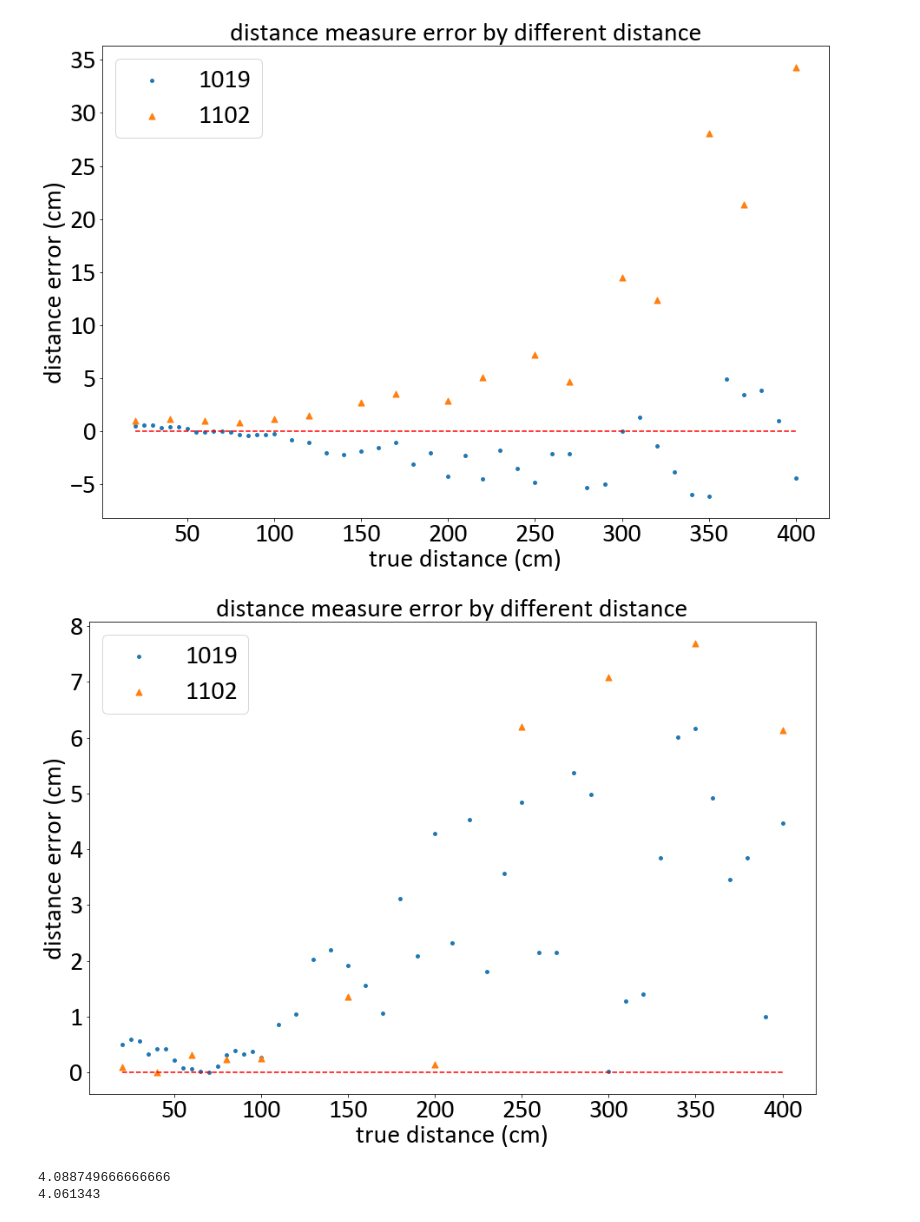
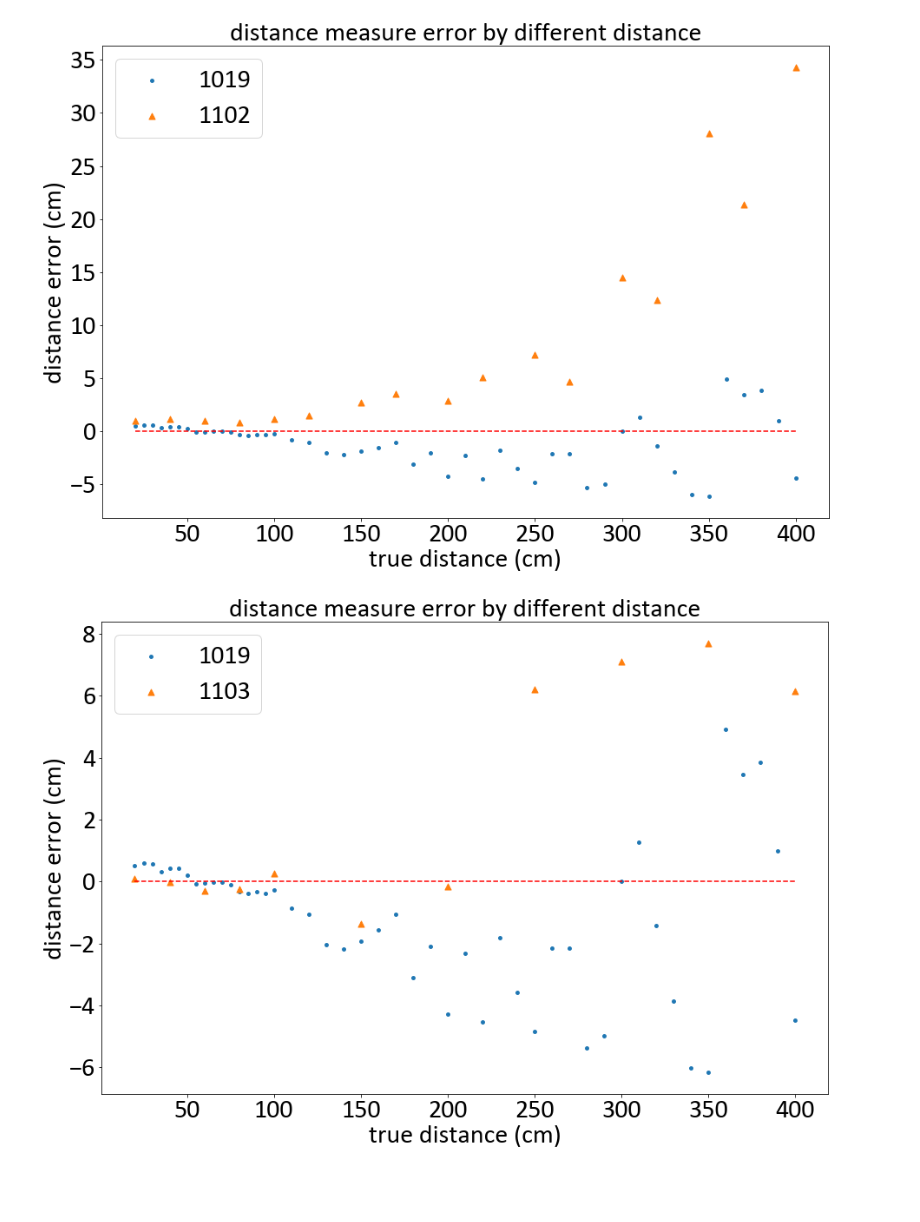
Before and after one commit to JianTang2000/VR, a Jupyter notebook: rgbdSensor/plotSensorParameterResult.ipynb, the cells around one changed output. Drawn from its saved outputs; the diff is of its cells as text; code cells hidden in the pictures; blank space fills up the shorter version.

```diff
--- a/rgbdSensor/plotSensorParameterResult.ipynb
+++ b/rgbdSensor/plotSensorParameterResult.ipynb
@@ -89,7 +89,8 @@ gt = [int(i) for i in gt]
 estimated = []
 for i in range(0, len(logs_non_blank_line), 2):
     estimated.append(float(logs_non_blank_line[i + 1]) * 100)
-diff = [abs(estimated[i] - gt[i]) for i in range(len(gt))]
+# diff = [abs(estimated[i] - gt[i]) for i in range(len(gt))]
+diff = [estimated[i] - gt[i] for i in range(len(gt))]
 
 # #################1102
 gt_1102 = [20, 40, 60, 80, 100, 150, 200, 250, 300, 350, 400]
@@ -108,42 +109,34 @@ measured_1102 = [
     [3.5615, 3.6205, 3.61416, 3.53745, 3.53146, 3.5565, 3.46828, 3.59154, 3.58175, 3.58575, 3.46758, 3.58625, 3.623, 3.61298, 3.62078, 3.662, 3.5865, 3.52599, 3.65062, 3.55385],
     [3.9929, 4.05187, 4.05088, 4.05478, 4.08636, 4.07596, 4.04518, 4.06304, 4.04192, 4.12778, 4.08732, 4.03552, 4.0741, 4.07071, 4.10447, 4.09194, 4.01705, 4.0679, 4.0279, 4.05928]
 ]
 measured_1102_mean = [mean(i) * 100 for i in measured_1102]
-diff_1102 = [abs(measured_1102_mean[i] - gt_1102[i]) for i in range(len(gt_1102))]
+# diff_1102 = [abs(measured_1102_mean[i] - gt_1102[i]) for i in range(len(gt_1102))]
+diff_1102 = [measured_1102_mean[i] - gt_1102[i] for i in range(len(gt_1102))]
 
 # 创建figure窗口，figsize设置窗口的大小
 plt.rcParams['figure.figsize'] = (15, 10)  # 单位是inches
 # fig, axs = plt.subplots(2, 1)
 # x y 标注
 plt.ylabel('distance error (cm)', fontdict={'family': 'Calibri', 'size': 30})
 plt.xlabel('true distance (cm)', fontdict={'family': 'Calibri', 'size': 30})
 plt.title(f"distance measure error by different distance", fontdict={'family': 'Calibri', 'size': 30})
 # 设置坐标轴范围
 # plt.xlim((1, 5.7))
 # plt.ylim((40, 90))
 # 坐标轴取点间隔
 # my_x_ticks = np.arange(0, 6, 1)
 # my_y_ticks = np.arange(0.5, 0.9, 0.1)
 # 坐标轴字体
 
 plt.xticks(fontproperties='Calibri', size=30)
 plt.yticks(fontproperties='Calibri', size=30)
 # plt.xticks([1.3, 2.3, 3.3, 4.3, 5.3], [r'$n$', r'$s$', r'$m$', r'$l$', r'$x$'], size=25)
 
 plt.scatter(gt, diff, label='1019', s=15, marker="o")
-plt.scatter(gt_1102, diff_1102, label='1102', s=50, marker="^")
+plt.scatter(gt_1102, diff_1102, label='1103', s=50, marker="^")
 plt.hlines(0, 20, 400, colors="r", linestyles="dashed")
 
 plt.legend(prop={'family': 'Calibri', 'size': 30})
 plt.show()
 # %% [output]
-[figure, old version]
+[figure, new version]
-# %%
-aa = [4.0951, 4.10434, 4.10908, 4.06848, 4.105, 4.0638, 4.0722, 4.07796, 4.13696, 4.0984, 4.08132, 4.07794, 4.0786, 4.139, 4.0647, 4.05696, 4.122, 4.0786, 4.11967, 4.04576,
-      4.04672, 4.05792, 4.105, 4.10908, 4.09642, 4.139, 4.06572, 4.06118, 4.09708, 4.0885]
-print(mean(aa))
-bb = [3.9929, 4.05187, 4.05088, 4.05478, 4.08636, 4.07596, 4.04518, 4.06304, 4.04192, 4.12778, 4.08732, 4.03552, 4.0741, 4.07071, 4.10447, 4.09194, 4.01705, 4.0679, 4.0279, 4.05928]
-print(mean(bb))
-# %% [output]
-4.088749666666666
-4.061343
```
Also changed, not shown: parts of 1 cell of this notebook, 5 other files.
